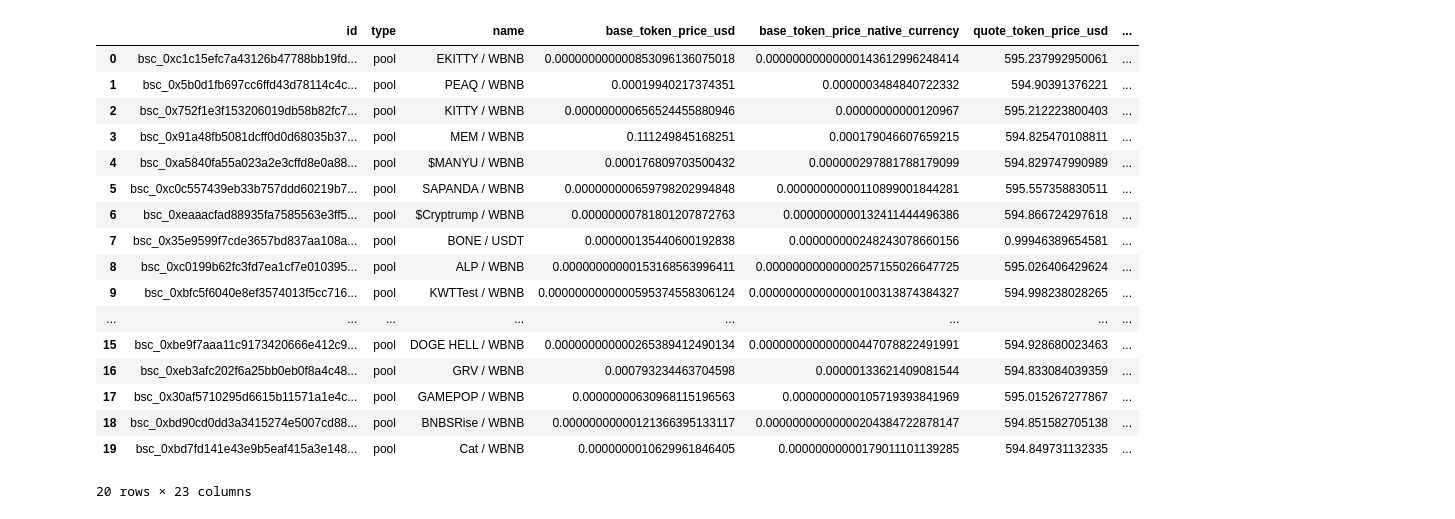
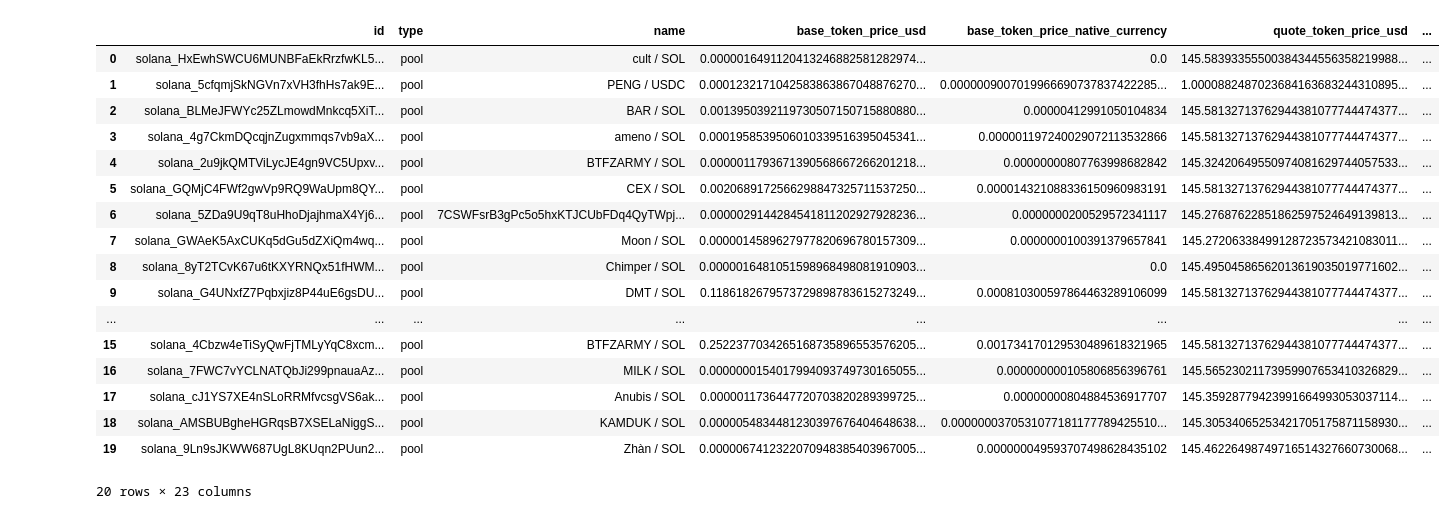
Before and after one commit to cardosofede/geckoterminal-py, a Jupyter notebook: examples/async_client_usage.ipynb, the cells around one changed output. Cells and saved outputs as stored; diff of their text form; code cells hidden in the pictures.

```diff
--- a/examples/async_client_usage.ipynb
+++ b/examples/async_client_usage.ipynb
@@ -87,23 +132,23 @@ await client.get_top_pools_by_network_token("bsc", "0x67009eb16ff64d06b4f782b3c5
 # %%
-await client.get_new_pools_by_network("bsc")
+await client.get_new_pools_by_network("solana")
 # %% [output]
 |  | id | type | name | base_token_price_usd | base_token_price_native_currency | quote_token_price_usd | ... |
-| 0 | bsc_0xc1c15efc7a43126b47788bb19fd... | pool | EKITTY / WBNB | 0.000000000000853096136075018 | 0.00000000000000143612996248414 | 595.237992950061 | ... |
-| 1 | bsc_0x5b0d1fb697cc6ffd43d78114c4c... | pool | PEAQ / WBNB | 0.00019940217374351 | 0.0000003484840722332 | 594.90391376221 | ... |
-| 2 | bsc_0x752f1e3f153206019db58b82fc7... | pool | KITTY / WBNB | 0.000000000656524455880946 | 0.00000000000120967 | 595.212223800403 | ... |
-| 3 | bsc_0x91a48fb5081dcff0d0d68035b37... | pool | MEM / WBNB | 0.111249845168251 | 0.000179046607659215 | 594.825470108811 | ... |
-| 4 | bsc_0xa5840fa55a023a2e3cffd8e0a88... | pool | $MANYU / WBNB | 0.000176809703500432 | 0.000000297881788179099 | 594.829747990989 | ... |
-| 5 | bsc_0xc0c557439eb33b757ddd60219b7... | pool | SAPANDA / WBNB | 0.000000000659798202994848 | 0.00000000000110899001844281 | 595.557358830511 | ... |
-| 6 | bsc_0xeaaacfad88935fa7585563e3ff5... | pool | $Cryptrump / WBNB | 0.00000000781801207872763 | 0.0000000000132411444496386 | 594.866724297618 | ... |
-| 7 | bsc_0x35e9599f7cde3657bd837aa108a... | pool | BONE / USDT | 0.000000135440600192838 | 0.000000000248243078660156 | 0.99946389654581 | ... |
-| 8 | bsc_0xc0199b62fc3fd7ea1cf7e010395... | pool | ALP / WBNB | 0.00000000000153168563996411 | 0.00000000000000257155026647725 | 595.026406429624 | ... |
-| 9 | bsc_0xbfc5f6040e8ef3574013f5cc716... | pool | KWTTest / WBNB | 0.0000000000000595374558306124 | 0.000000000000000100313874384327 | 594.998238028265 | ... |
+| 0 | solana_HxEwhSWCU6MUNBFaEkRrzfwKL5... | pool | cult / SOL | 0.0000016491120413246882581282974... | 0.0 | 145.58393355500384344556358219988... | ... |
+| 1 | solana_5cfqmjSkNGVn7xVH3fhHs7ak9E... | pool | PENG / USDC | 0.0001232171042583863867048876270... | 0.0000009007019966690737837422285... | 1.0000882487023684163683244310895... | ... |
+| 2 | solana_BLMeJFWYc25ZLmowdMnkcq5XiT... | pool | BAR / SOL | 0.0013950392119730507150715880880... | 0.00000412991050104834 | 145.58132713762944381077744474377... | ... |
+| 3 | solana_4g7CkmDQcqjnZugxmmqs7vb9aX... | pool | ameno / SOL | 0.0001958539506010339516395045341... | 0.000001197240029072113532866 | 145.58132713762944381077744474377... | ... |
+| 4 | solana_2u9jkQMTViLycJE4gn9VC5Upxv... | pool | BTFZARMY / SOL | 0.0000011793671390568667266201218... | 0.00000000807763998682842 | 145.32420649550974081629744057533... | ... |
+| 5 | solana_GQMjC4FWf2gwVp9RQ9WaUpm8QY... | pool | CEX / SOL | 0.0020689172566298847325711537250... | 0.000014321088336150960983191 | 145.58132713762944381077744474377... | ... |
+| 6 | solana_5ZDa9U9qT8uHhoDjajhmaX4Yj6... | pool | 7CSWFsrB3gPc5o5hxKTJCUbFDq4QyTWpj... | 0.0000029144284541811202927928236... | 0.0000000200529572341117 | 145.27687622851862597524649139813... | ... |
+| 7 | solana_GWAeK5AxCUKq5dGu5dZXiQm4wq... | pool | Moon / SOL | 0.0000014589627977820696780157309... | 0.0000000100391379657841 | 145.27206338499128723573421083011... | ... |
+| 8 | solana_8yT2TCvK67u6tKXYRNQx51fHWM... | pool | Chimper / SOL | 0.0000016481051598968498081910903... | 0.0 | 145.49504586562013619035019771602... | ... |
+| 9 | solana_G4UNxfZ7Pqbxjiz8P44uE6gsDU... | pool | DMT / SOL | 0.1186182679573729898783615273249... | 0.000810300597864463289106099 | 145.58132713762944381077744474377... | ... |
 | ... | ... | ... | ... | ... | ... | ... | ... |
-| 15 | bsc_0xbe9f7aaa11c9173420666e412c9... | pool | DOGE HELL / WBNB | 0.000000000000265389412490134 | 0.000000000000000447078822491991 | 594.928680023463 | ... |
-| 16 | bsc_0xeb3afc202f6a25bb0eb0f8a4c48... | pool | GRV / WBNB | 0.000793234463704598 | 0.00000133621409081544 | 594.833084039359 | ... |
-| 17 | bsc_0x30af5710295d6615b11571a1e4c... | pool | GAMEPOP / WBNB | 0.00000000630968115196563 | 0.0000000000105719393841969 | 595.015267277867 | ... |
-| 18 | bsc_0xbd90cd0dd3a3415274e5007cd88... | pool | BNBSRise / WBNB | 0.00000000000121366395133117 | 0.00000000000000204384722878147 | 594.851582705138 | ... |
-| 19 | bsc_0xbd7fd141e43e9b5eaf415a3e148... | pool | Cat / WBNB | 0.0000000010629961846405 | 0.00000000000179011101139285 | 594.849731132335 | ... |
+| 15 | solana_4Cbzw4eTiSyQwFjTMLyYqC8xcm... | pool | BTFZARMY / SOL | 0.2522377034265168735896553576205... | 0.001734170129530489618321965 | 145.58132713762944381077744474377... | ... |
+| 16 | solana_7FWC7vYCLNATQbJi299pnauaAz... | pool | MILK / SOL | 0.0000000154017994093749730165055... | 0.000000000105806856396761 | 145.56523021173959907653410326829... | ... |
+| 17 | solana_cJ1YS7XE4nSLoRRMfvcsgVS6ak... | pool | Anubis / SOL | 0.0000011736447720703820289399725... | 0.00000000804884536917707 | 145.35928779423991664993053037114... | ... |
+| 18 | solana_AMSBUBgheHGRqsB7XSELaNiggS... | pool | KAMDUK / SOL | 0.0000054834481230397676404648638... | 0.0000000370531077181177789425510... | 145.30534065253421705175871158930... | ... |
+| 19 | solana_9Ln9sJKWW687UgL8KUqn2PUun2... | pool | Zhàn / SOL | 0.0000067412322070948385403967005... | 0.000000049593707498628435102 | 145.46226498749716514327660730068... | ... |
 20 rows × 23 columns
 # %%
 await client.get_new_pools_all_networks()
```
Also changed, not shown: parts of 17 cells of this notebook.
